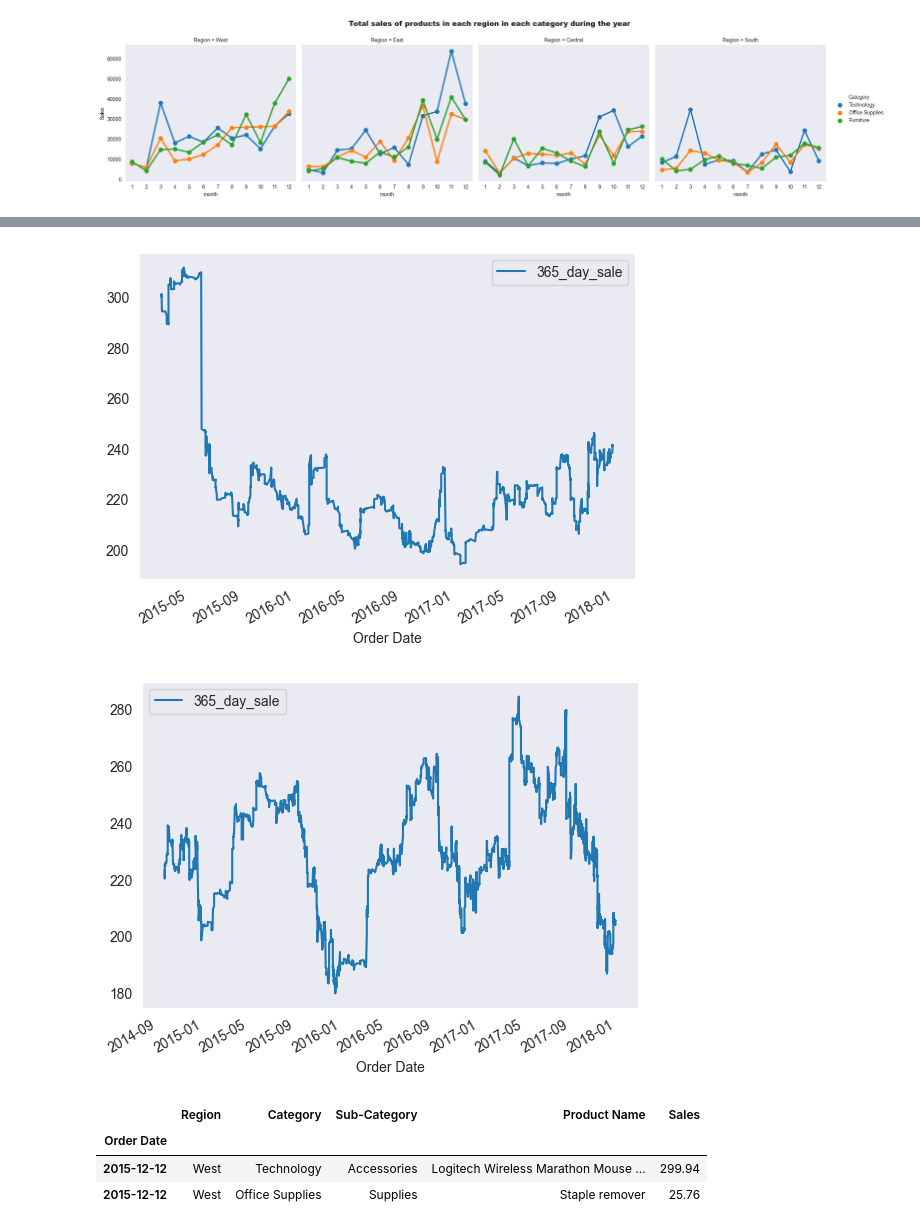
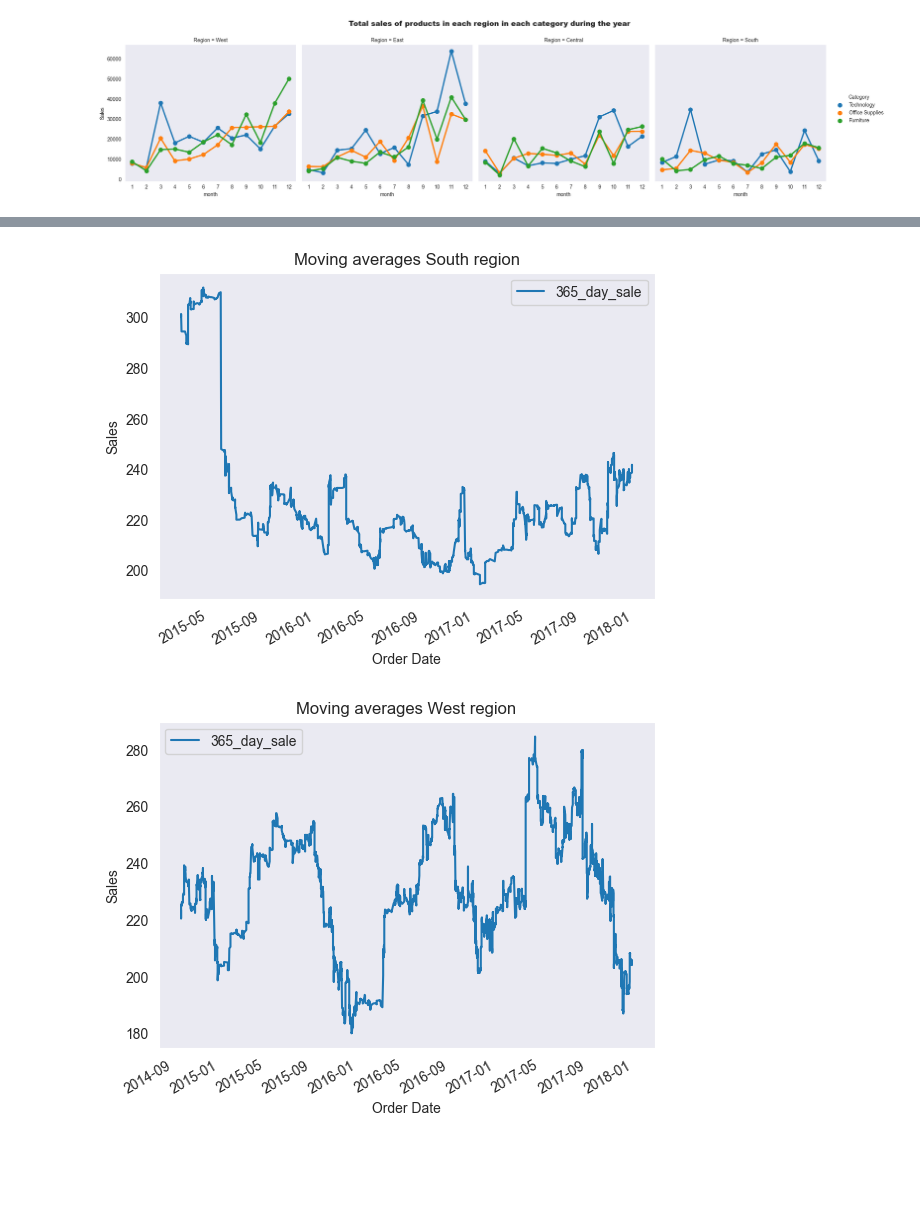
Before and after one commit to sserg27/PortfolioProjects, a Jupyter notebook: Case Study Office Supplies/Code/CaseStudyOfficeSupplies.ipynb, the cells around one changed output, grey strips where cells are left out. Saved outputs shown, nothing was run; the diff lists cells and outputs as text; code cells hidden in the pictures; blank space fills up the shorter version.

```diff
--- a/Case Study Office Supplies/Code/CaseStudyOfficeSupplies.ipynb
+++ b/Case Study Office Supplies/Code/CaseStudyOfficeSupplies.ipynb
@@ -824,9 +774,9 @@ df_sort_date_East_temp['365_day_sale'] = df_sort_date_East.Sales.rolling(window=
 df_sort_date_South_temp['365_day_sale'] = df_sort_date_South.Sales.rolling(window=365,center=False).mean()
 df_sort_date_West_temp['365_day_sale'] = df_sort_date_West.Sales.rolling(window=365,center=False).mean()
 
-df_sort_date_Central_temp.plot(x='Order Date', y='365_day_sale')
-df_sort_date_East_temp.plot(x='Order Date', y='365_day_sale')
-df_sort_date_South_temp.plot(x='Order Date', y='365_day_sale')
-df_sort_date_West_temp.plot(x='Order Date', y='365_day_sale')
+df_sort_date_Central_temp.plot(x='Order Date', y='365_day_sale', title = 'Moving averages Central region', ylabel = 'Sales')
+df_sort_date_East_temp.plot(x='Order Date', y='365_day_sale', title = 'Moving averages East region', ylabel = 'Sales')
+df_sort_date_South_temp.plot(x='Order Date', y='365_day_sale', title = 'Moving averages South region', ylabel = 'Sales')
+df_sort_date_West_temp.plot(x='Order Date', y='365_day_sale', title = 'Moving averages West region', ylabel = 'Sales')
 plt.show()
 # %% [output]
@@ -835,2 +785,2 @@ plt.show()
-[figure, old version]
+[figure, new version]
-[figure, old version]
+[figure, new version]
@@ -839,9 +786,0 @@ plt.show()
-# %%
-df_date_indx = df[['Order Date', 'Region', 'Category', 'Sub-Category', 'Product Name', 'Sales']].copy()
-df_date_indx.set_index('Order Date', inplace=True)
-df_date_indx.head(2)
-# %% [output]
-|  | Region | Category | Sub-Category | Product Name | Sales |
-| Order Date |  |  |  |  |  |
-| 2015-12-12 | West | Technology | Accessories | Logitech Wireless Marathon Mouse ... | 299.94 |
-| 2015-12-12 | West | Office Supplies | Supplies | Staple remover | 25.76 |
```
Also changed, not shown: parts of 79 cells of this notebook, 2 other files.
